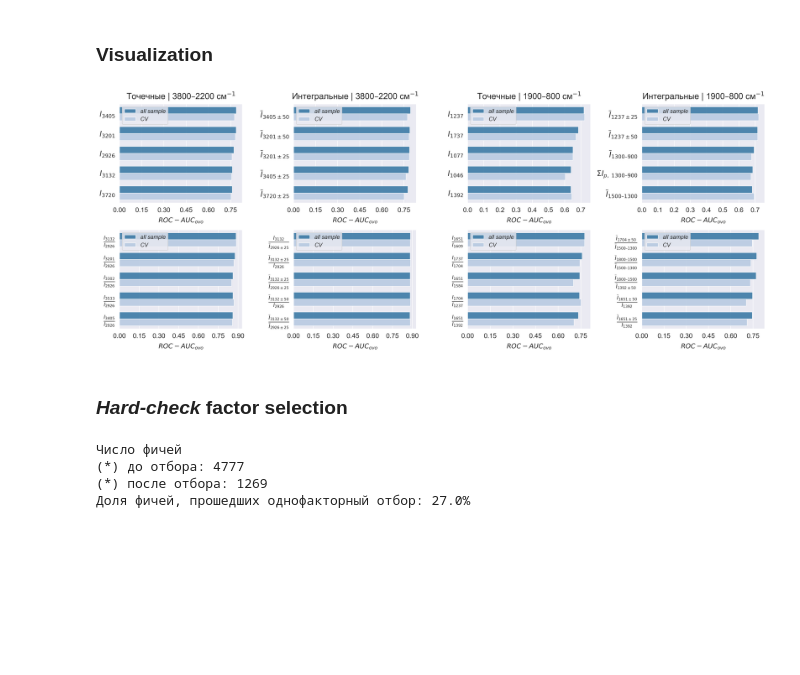
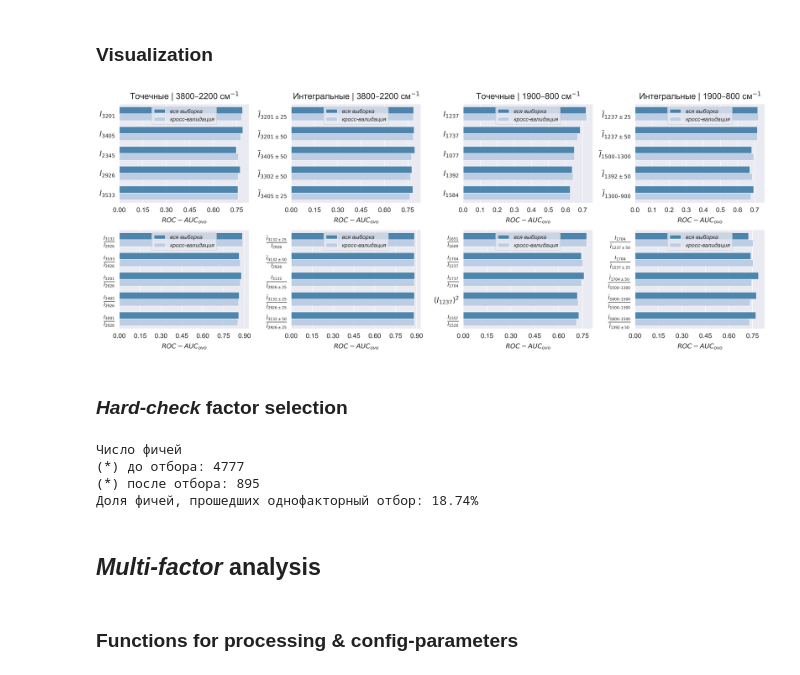
Before and after one commit to Fltvv/go-ftir-sfa, a Jupyter notebook: code/04a_modeling_lr.ipynb, the cells around one changed output. Drawn from its saved outputs; the diff is of its cells as text; code cells hidden in the pictures; blank space fills up the shorter version.

```diff
--- a/code/04a_modeling_lr.ipynb
+++ b/code/04a_modeling_lr.ipynb
@@ -214,10 +257,10 @@ df_metrics = pd.DataFrame(results)
 # %%
-df_metrics = pd.DataFrame(results)
+of_metrics_df = pd.DataFrame(results)
 
-df_metrics = df_metrics.sort_values(by=['$ROC-AUC_{ovr}$', '$ROC-AUC_{ovo}$'], ascending=[False, False])
+of_metrics_df = of_metrics_df.sort_values(by=['$ROC-AUC_{ovo}^{CV}$', '$ROC-AUC_{ovo}$'], ascending=[False, False])
 
-print(df_metrics.shape)
-df_metrics.head(3)
+print(of_metrics_df.shape)
+of_metrics_df.head(3)
 # %% [output]
 (4777, 7)
 |  | Feature | $ROC-AUC_{ovr}$ | $ROC-AUC_{ovo}$ | $ROC-AUC_{ovr}^{CV}$ | $ROC-AUC_{ovo}^{CV}$ | $mean$ | ... |
@@ -229,7 +272,7 @@ df_metrics.head(3)
 # %%
 rows = []
 
-for _, row in df_metrics.iterrows():
+for _, row in of_metrics_df.iterrows():
     feature = row['Feature']
     feature_types = feature_to_types.get(feature, [])
 
@@ -238,10 +281,10 @@ for _, row in df_metrics.iterrows():
         row_copy['Feature_Type'] = feature_type
         rows.append(row_copy)
 
-df_metrics_expanded = pd.DataFrame(rows)
+of_metrics_expanded_df = pd.DataFrame(rows)
 
-print(df_metrics_expanded.shape)
-df_metrics_expanded.head(3)
+print(of_metrics_expanded_df.shape)
+of_metrics_expanded_df.head(3)
 # %% [output]
 (9554, 8)
 |  | Feature | $ROC-AUC_{ovr}$ | $ROC-AUC_{ovo}$ | $ROC-AUC_{ovr}^{CV}$ | $ROC-AUC_{ovo}^{CV}$ | $mean$ | ... |
@@ -296,18 +339,25 @@ fig, axes = plt.subplots(
 axes = axes.flat
 
 for i, feature_type in enumerate(feature_types):
-    subset = df_metrics_expanded[df_metrics_expanded['Feature_Type'] == feature_type]
+    subset = of_metrics_expanded_df[of_metrics_expanded_df['Feature_Type'] == feature_type]
 
-    result_df = subset.sort_values(by='$ROC-AUC_{ovo}$', ascending=False).head(PLOT_STYLE['TOP_N']).copy()
+    result_df = (
+        subset
+        .sort_values(
+            by=['$ROC-AUC_{ovo}^{CV}$', '$ROC-AUC_{ovo}$'],
+            ascending=[False, False]
+        )
+        .head(PLOT_STYLE['TOP_N'])
+        .copy()
+    )
 
     result_df = result_df[['Feature', '$ROC-AUC_{ovo}$', '$ROC-AUC_{ovo}^{CV}$']]
 
     result_df = result_df.melt(id_vars='Feature', var_name='Type', value_name='ROC-AUC')
     result_df['Type'] = result_df['Type'].map({
-        '$ROC-AUC_{ovo}$': 'all sample',
-        '$ROC-AUC_{ovo}^{CV}$': 'CV'
+        '$ROC-AUC_{ovo}$': 'вся выборка',
+        '$ROC-AUC_{ovo}^{CV}$': 'кросс-валидация'
     })
-
 
     kind = 'engineered' if 'engineered' in feature_type else 'base'
     color = PLOT_STYLE['COLOR_MAP'][kind]
@@ -332,57 +382,60 @@ for i, feature_type in enumerate(feature_types):
 
         ax.set_title(
             title,
             fontsize=PLOT_STYLE['TITLE_FONT_SIZE'],
             fontstyle=PLOT_STYLE['TITLE_FONTSTYLE'],
             pad=10
         )
 
     ax.set_xlabel('$ROC-AUC_{ovo}$', fontsize=PLOT_STYLE['X_LABEL_FONT_SIZE'], labelpad=PLOT_STYLE['X_LABELPAD'])
 
     ax.set_ylabel('', fontsize=PLOT_STYLE['Y_LABEL_FONT_SIZE'], labelpad=PLOT_STYLE['Y_LABELPAD'])
 
     ax.tick_params(axis='x', labelsize=PLOT_STYLE['X_TICK_LABEL_FONT_SIZE'])
     ax.tick_params(axis='y', labelsize=PLOT_STYLE['Y_TICK_LABEL_FONT_SIZE'])
 
     ax.xaxis.set_major_locator(ticker.MaxNLocator(nbins=PLOT_STYLE['X_NBINS']))
 
-    legend = ax.legend(loc='upper left', fontsize=PLOT_STYLE['LEGEND_FONT_SIZE'], frameon=True)
+    legend = ax.legend(loc='upper center', fontsize=PLOT_STYLE['LEGEND_FONT_SIZE'], frameon=True)
     for text in legend.get_texts():
         text.set_fontstyle('italic')
 
 
 for j in range(i + 1, len(axes)):
     fig.delaxes(axes[j])
 
 plt.tight_layout()
 
 # plt.savefig(f'{path_to_save}/roc_auc_barplots.png', dpi=600)
 
 plt.show()
 # %% [output]
-[figure, old version]
+[figure, new version]
 # %% [markdown]
 ### *Hard-check* factor selection
 # %%
 of_features_to_save = (
-    df_metrics
+    of_metrics_df
     .loc[
-        (df_metrics['$ROC-AUC_{ovo}$'] >= 0.65)
-        (df_metrics['$ROC-AUC_{ovo}$'])
+        (of_metrics_df['$ROC-AUC_{ovo}$'] >= 0.70)
+        & (of_metrics_df['$ROC-AUC_{ovo}^{CV}$'] >= 0.70)
+        & (of_metrics_df['$ROC-AUC_{ovo}^{CV}$'] - of_metrics_df['$ROC-AUC_{ovo}$'] >= -0.05)
     ]['Feature']
 ).tolist()
 
 print(
     f'Число фичей',
-    f'(*) до отбора: {len(df_metrics["Feature"].unique())}',
+    f'(*) до отбора: {len(of_metrics_df["Feature"].unique())}',
     f'(*) после отбора: {len(of_features_to_save)}',
-    f'Доля фичей, прошедших однофакторный отбор: {round(len(of_features_to_save) / len(df_metrics["Feature"].unique()), 2) * 100}%',
+    f'Доля фичей, прошедших однофакторный отбор: {round(len(of_features_to_save) / len(of_metrics_df["Feature"].unique()) * 100, 2)}%',
     sep='\n'
 )
 # %% [output]
 Число фичей
 (*) до отбора: 4777
-(*) после отбора: 1269
-Доля фичей, прошедших однофакторный отбор: 27.0%
+(*) после отбора: 895
+Доля фичей, прошедших однофакторный отбор: 18.74%
-# %% [markdown]
-##
+# %% [markdown]
+## *Multi-factor* analysis
+# %% [markdown]
+### Functions for processing & config-parameters
```
Also changed, not shown: parts of 39 cells of this notebook, 3 other files.
